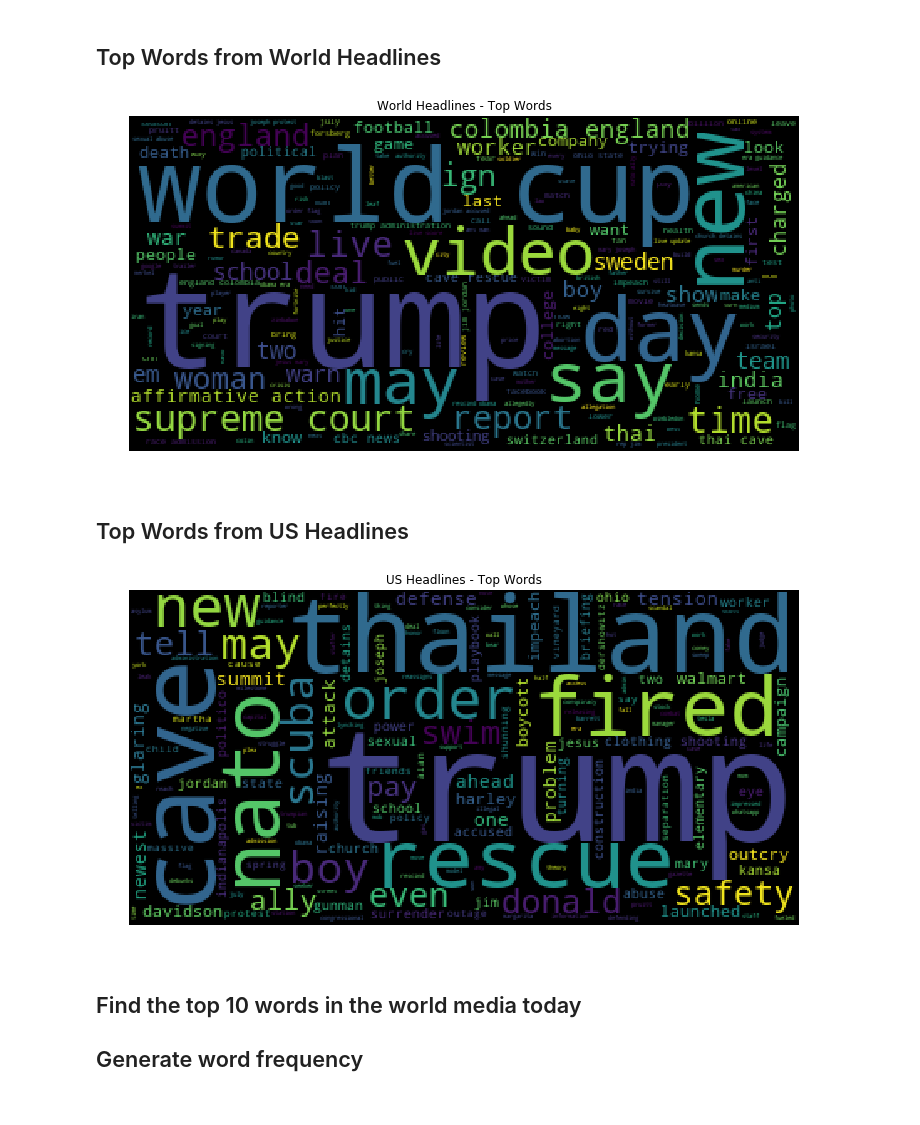
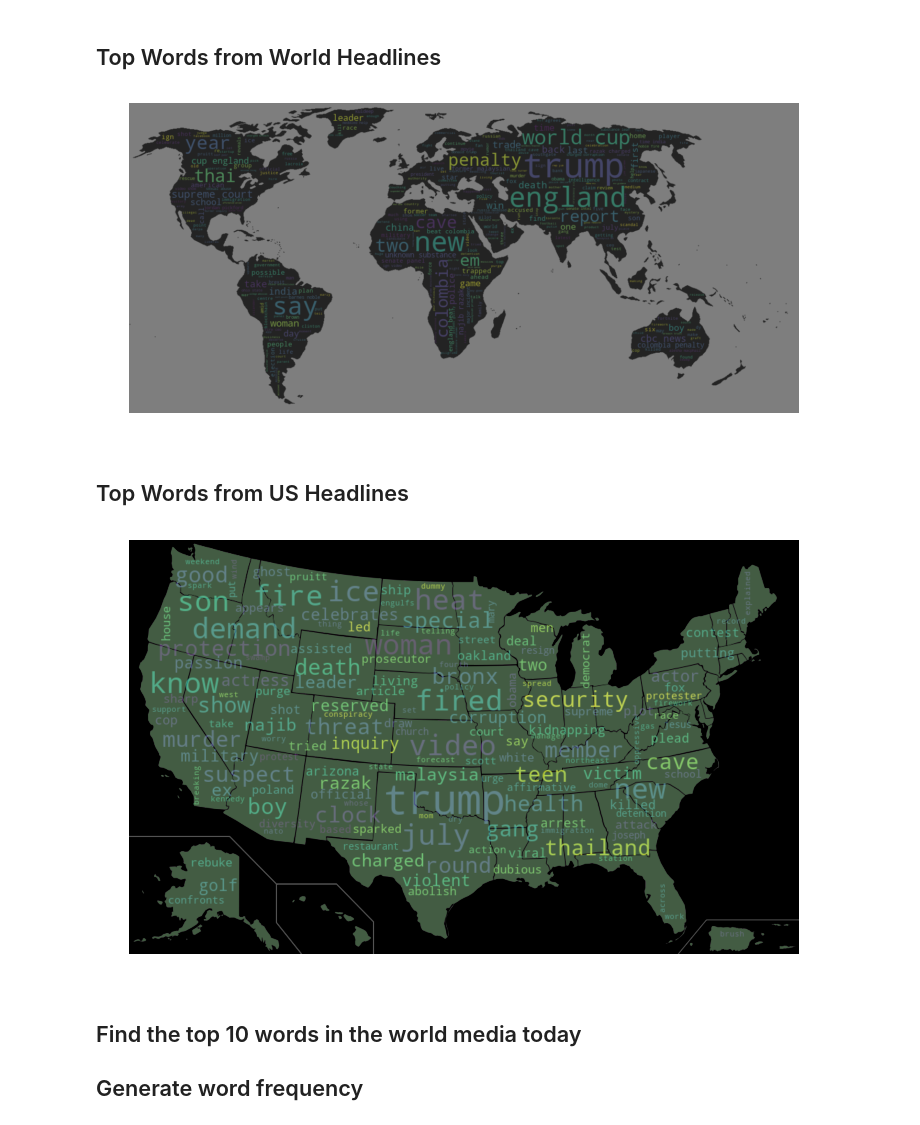
Before and after one commit to bsadagopa/Project1, a Jupyter notebook: TodaysNewsTrend.ipynb, the cells around one changed output. Drawn from its saved outputs; the diff is of its cells as text; code cells hidden in the pictures.

Commit message:
Completed coding, added plots, presentation.

```diff
--- a/TodaysNewsTrend.ipynb
+++ b/TodaysNewsTrend.ipynb
@@ -242,3 +230,27 @@ def generteWordCloud(text_as_strings, plot_title="Top Headline Words", filenameT
+# %%
+def generateWordCloud(text,
+                    plot_title="Top Headline Words",
+                    filenameToSave='wordcloud_img',
+                    mask_image=None):
+
+    _mask = mask_image
+    #print(_mask)
+
+    if(_mask != None):
+        im_us = Image.open(_mask)
+        _mask = np.array(im_us)
+
+    wc = WordCloud(background_color="black", max_words=2000, mask=_mask)
+    # generate word cloud
+    wc.generate(text)
+    wc.to_file(filenameToSave+".png")
+
+    plt.figure(figsize=(12,12))
+    plt.imshow(wc, interpolation='bilinear')
+    plt.axis("off")
+    plt.imshow(_mask, cmap=plt.cm.gray, interpolation='bilinear',alpha=0.5)
+    plt.axis("off")
+    plt.show()
 # %% [markdown]
 ## Top Words from World Headlines
 # %%
@@ -250,19 +262,25 @@ def generateCleanWordsFromTitles(titles):
 
     return cleaned_words
 # %%
-generteWordCloud(generateCleanWordsFromTitles(world_headlines_df['title']),
-                 "World Headlines - Top Words",
-                 'World-WordCloud')
+world_map_outline_mask = "./world-map-outline.png"
+generateWordCloud(generateCleanWordsFromTitles(world_headlines_df['title']),
+                 plot_title = "World Headlines - Top Words",
+                 filenameToSave = 'World-WordCloud',
+                 mask_image = world_map_outline_mask
+                )
 # %% [output]
-[figure, old version]
+[figure, new version]
 # %% [markdown]
 ## Top Words from US Headlines
 # %%
-generteWordCloud(generateCleanWordsFromTitles(us_headlines_df['title']),
-                 "US Headlines - Top Words",
-                 'US-WordCloud')
+us_map_outline_mask = "./us-map-outline.png"
+generateWordCloud(generateCleanWordsFromTitles(us_headlines_df['title']),
+                 plot_title = "US Headlines - Top Words",
+                 filenameToSave = 'US-WordCloud',
+                 mask_image = us_map_outline_mask
+                )
 # %% [output]
-[figure, old version]
+[figure, new version]
 # %% [markdown]
 ## Find the top 10 words in the world media today
 ## Generate word frequency
```
Also changed, not shown: parts of 13 cells of this notebook, 10 other files.
